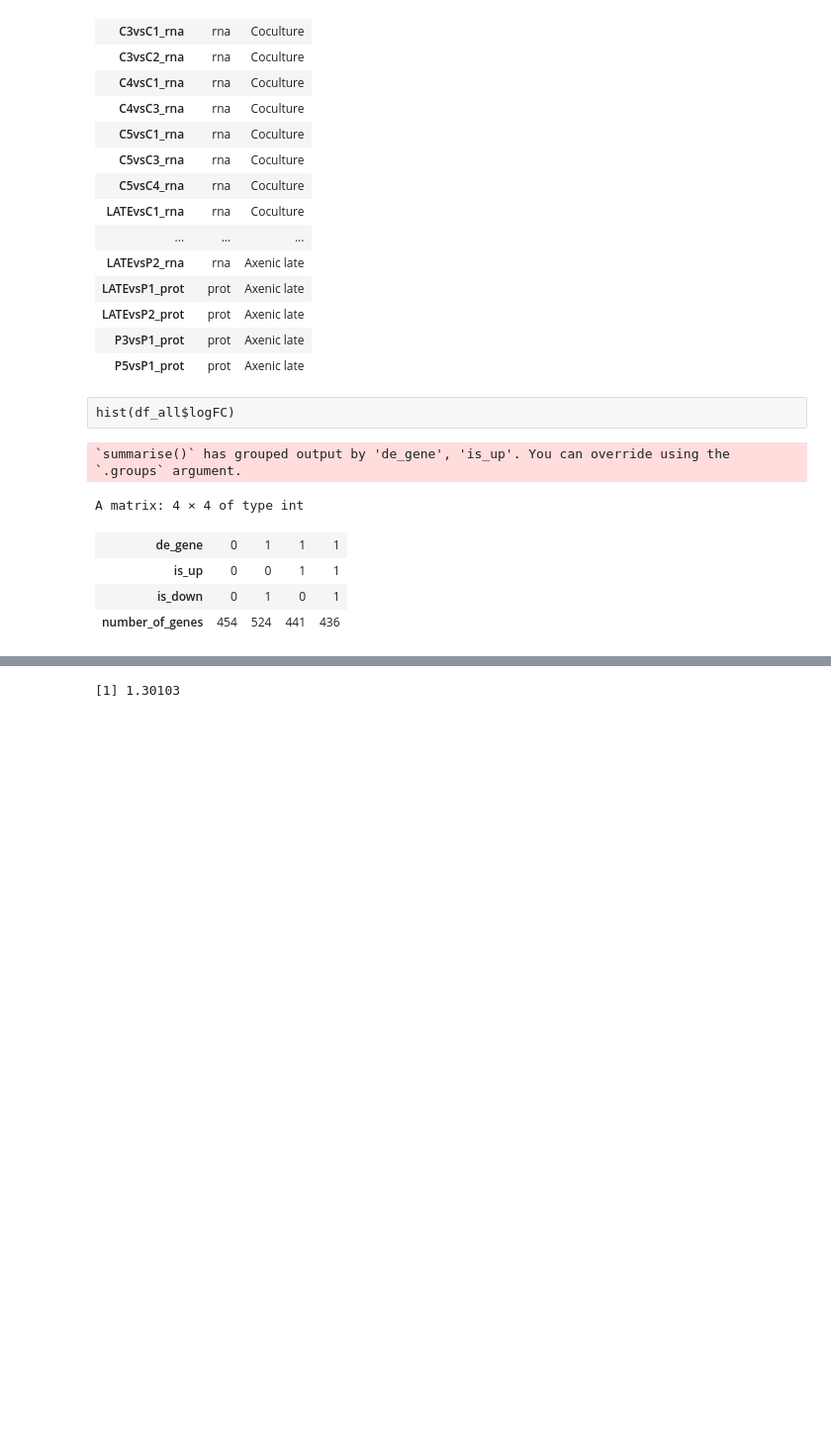
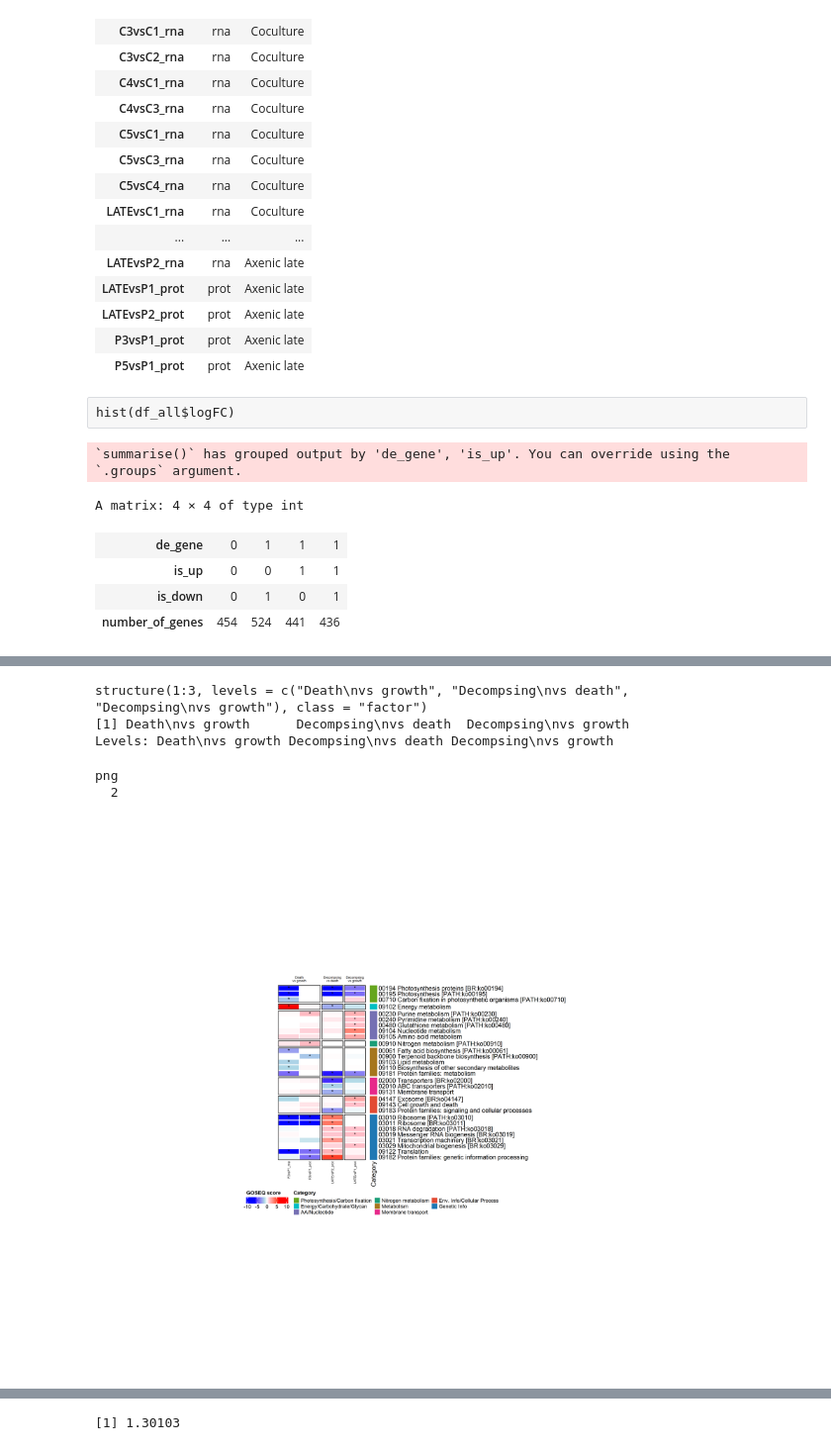
Before and after one commit to wosnat/CC1A3, a Jupyter notebook: Enrichment/CC1A3 MED4 heatmaps Enrichment .ipynb, the cells around one changed output, grey strips where cells are left out. Shown at 99% size. Cells and saved outputs as stored; diff of their text form; code cells hidden in the pictures; blank space fills up the shorter version.

```diff
--- a/Enrichment/CC1A3 MED4 heatmaps Enrichment .ipynb
+++ b/Enrichment/CC1A3 MED4 heatmaps Enrichment .ipynb
@@ -229,0 +579,17 @@ A matrix: 4 × 4 of type int
+# %%
+ht = generate_goseq_heatmap_merged(contrast_list_death, c('sub', 'path'), comparison_order_death)
+# Open SVG device
+svglite("figures/med4_goseq_death.svg", width = 10, height = 8)  # dimensions in inches
+# Draw the heatmap
+draw(ht)
+# Close the device
+dev.off()
+ht
+# %% [output]
+structure(1:3, levels = c("Death\nvs growth", "Decompsing\nvs death",
+"Decompsing\nvs growth"), class = "factor")
+[1] Death\nvs growth      Decompsing\nvs death  Decompsing\nvs growth
+Levels: Death\nvs growth Decompsing\nvs death Decompsing\nvs growth
+png
+  2
+[figure, added]
```
Also changed, not shown: parts of 18 cells of this notebook, 7 other files.
